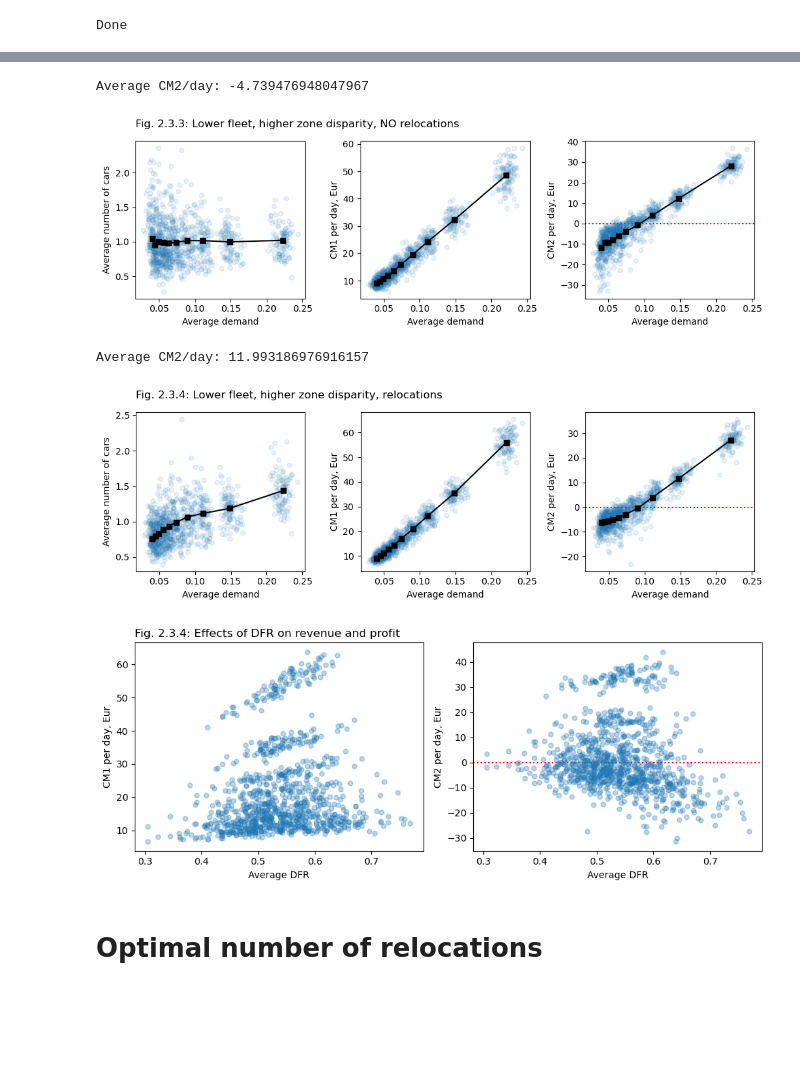
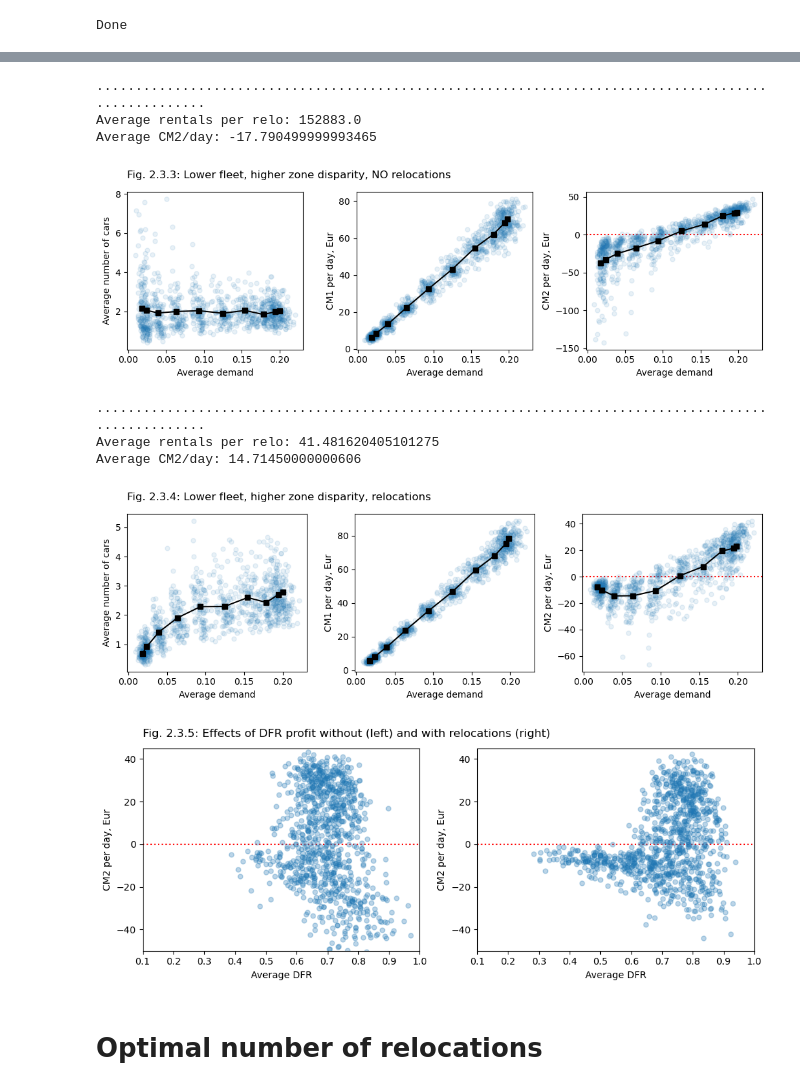
Before and after one commit to khakhalin/carsharing101, a Jupyter notebook: scripts/02relos_02stations.ipynb, the cells around one changed output, grey strips where cells are left out. Drawn from its saved outputs; the diff is of its cells as text; code cells hidden in the pictures; blank space fills up the shorter version.

Commit message:
Still looking for the simplest way to model relocations

```diff
--- a/scripts/02relos_02stations.ipynb
+++ b/scripts/02relos_02stations.ipynb
@@ -46,7 +60,7 @@ plt.title("Demand per station");
 
 def run_model(cfg):
     np.random.seed(1)
-    n_steps = cfg.n_steps_per_experiment*cfg.n_experiments + cfg.n_steps_preparation
+    n_steps = cfg.n_steps_preparation + cfg.n_steps_per_experiment*cfg.n_experiments
 
     # Make copies of some variables for brevity reasons only
     n_stations = cfg.n_stations
@@ -64,7 +78,6 @@ def run_model(cfg):
     #state = np.array([n_cars // n_stations]*n_stations) # Case of cars being distributed uniformly
     state = np.array([cfg.n_cars] + [0]*(n_stations-1)) # Case of all cars injected in the hot tile
     state[0] = cfg.n_cars - state[1:].sum() # Make sure the total n_cars is right (fix rounding errors, if any)
-
     state_history = np.zeros(shape=(cfg.n_steps_per_experiment, n_stations)) # Will only remember one run
 
     for i_step in range(n_steps):
@@ -89,9 +102,7 @@ def run_model(cfg):
         if (cfg.relo_period != 0) and (i_step % cfg.relo_period == 0): # It's time to relocate
             demand_per_car = demand / state.clip(1, None)
             # Starting point: smallest demand per car, and there's a car in this zone
-            start_relo = np.where(
-                (demand_per_car == demand_per_car[state>0].min()) & (state > 0)
-            )[0][0]
+            start_relo = np.where((demand_per_car == demand_per_car[state>0].min()) & (state > 0))[0][0]
             # Ending point: highest demand per car
             end_relo = np.argmax(demand/(1+state.clip(1, None)))
             state[start_relo] -= 1
@@ -189,48 +204,53 @@ Average CM2/day: -123.44899999999728
 # %%
 # More realistic configuration, no relocations
-cfg3 = get_config('suburbs')
-cfg3.relo_period = 1e10
-cfg3.demand = cfg3.demand/len(cfg3.demand)*9  # Adjust manually to make the city very slightly unprofitable
+cfg3 = get_config('suburbs', n_cars=20, relo_period=1e9)
 out3 = run_model(cfg3)
 flatten_outputs(out3, cfg3)
 relo_effect_pic(out3, cfg3, title="Fig. 2.3.3: Lower fleet, higher zone disparity, NO relocations")
 plt.savefig(f"../figures/02relos_03stations_03better_model_no_relos.svg", dpi=300)
 # %% [output]
-Average CM2/day: -4.739476948047967
+....................................................................................................
+Average rentals per relo: 152883.0
+Average CM2/day: -17.790499999993465
-[figure, old version]
+[figure, new version]
 # %%
 # More realistic configuration, WITH relocations
-cfg4 = get_config('suburbs')
-cfg3.relo_period = 10
-cfg4.demand = cfg4.demand/len(cfg4.demand)*9  # Adjust manually to make the city very slightly unprofitable
+cfg4 = get_config('suburbs', n_cars=20, relo_period=50)
 out4 = run_model(cfg4)
 flatten_outputs(out4, cfg4)
 relo_effect_pic(out4, cfg4, title="Fig. 2.3.4: Lower fleet, higher zone disparity, relocations")
 plt.savefig(f"../figures/02relos_03stations_04better_model.svg", dpi=300)
 # %% [output]
-Average CM2/day: 11.993186976916157
+....................................................................................................
+Average rentals per relo: 41.481620405101275
+Average CM2/day: 14.71450000000606
-[figure, old version]
+[figure, new version]
 # %%
 # DFR
 
 plt.figure(figsize=(10,4));
 plt.subplot(121)
-plt.title("Fig. 2.3.5: Effects of DFR on revenue and profit", loc='left')
-plt.plot(out3.flat_dfr, out3.flat_cm1, '.', alpha=0.3, markersize=10)
-plt.xlabel("Average DFR")
-plt.ylabel("CM1 per day, Eur");
-
-plt.subplot(122)
+plt.title("Fig. 2.3.5: Effects of DFR profit without (left) and with relocations (right)", loc='left', pad=12)
 plt.axhline(0, color='red', linestyle=':')
 plt.plot(out3.flat_dfr, out3.flat_cm2, '.', alpha=0.3, markersize=10)
 plt.xlabel("Average DFR")
 plt.ylabel("CM2 per day, Eur");
+plt.xlim([0.1, 1])
+plt.ylim([-50, 45])
+
+plt.subplot(122)
+plt.axhline(0, color='red', linestyle=':')
+plt.plot(out4.flat_dfr, out4.flat_cm2, '.', alpha=0.3, markersize=10)
+plt.xlabel("Average DFR")
+plt.ylabel("CM2 per day, Eur");
+plt.xlim([0.1, 1])
+plt.ylim([-50, 45])
 
 plt.tight_layout()
 
 plt.savefig(f"../figures/02relos_03stations_05dfr.svg", dpi=300)
 # %% [output]
-[figure, old version]
+[figure, new version]
 # %% [markdown]
 # Optimal number of relocations
 # %%
```
Also changed, not shown: parts of 4 cells of this notebook, 6 other files.
